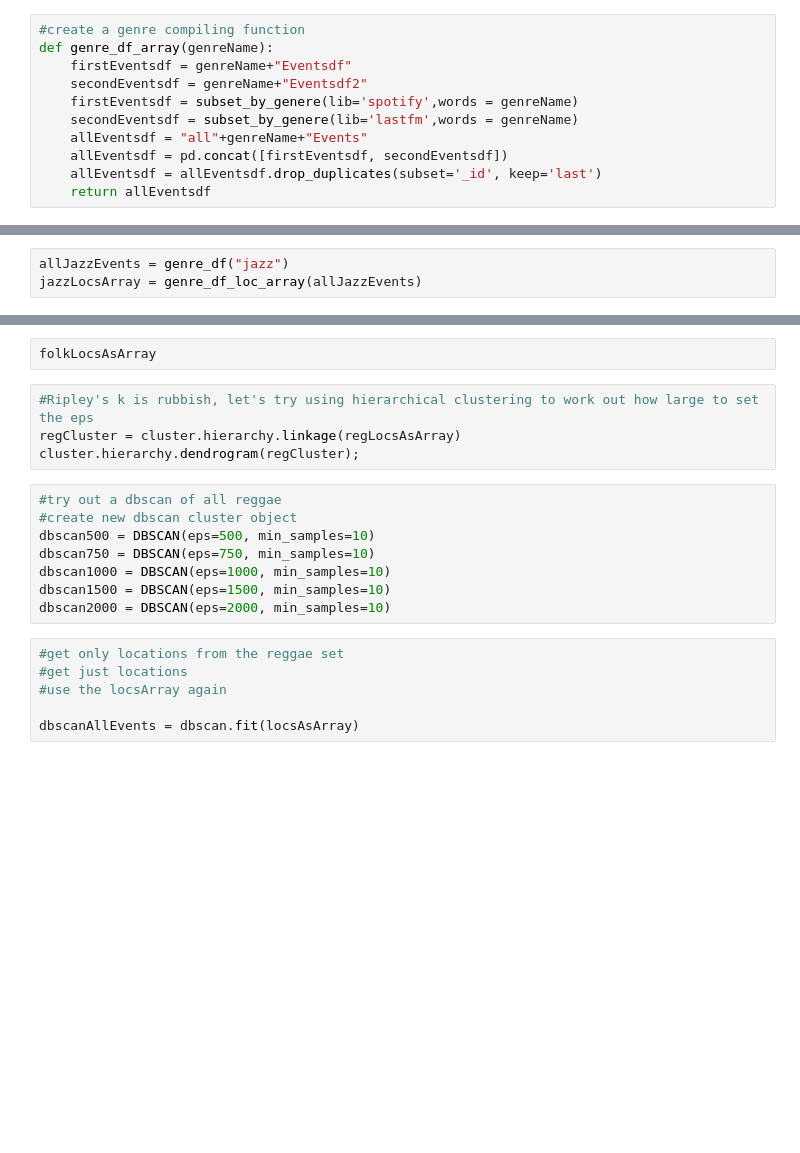
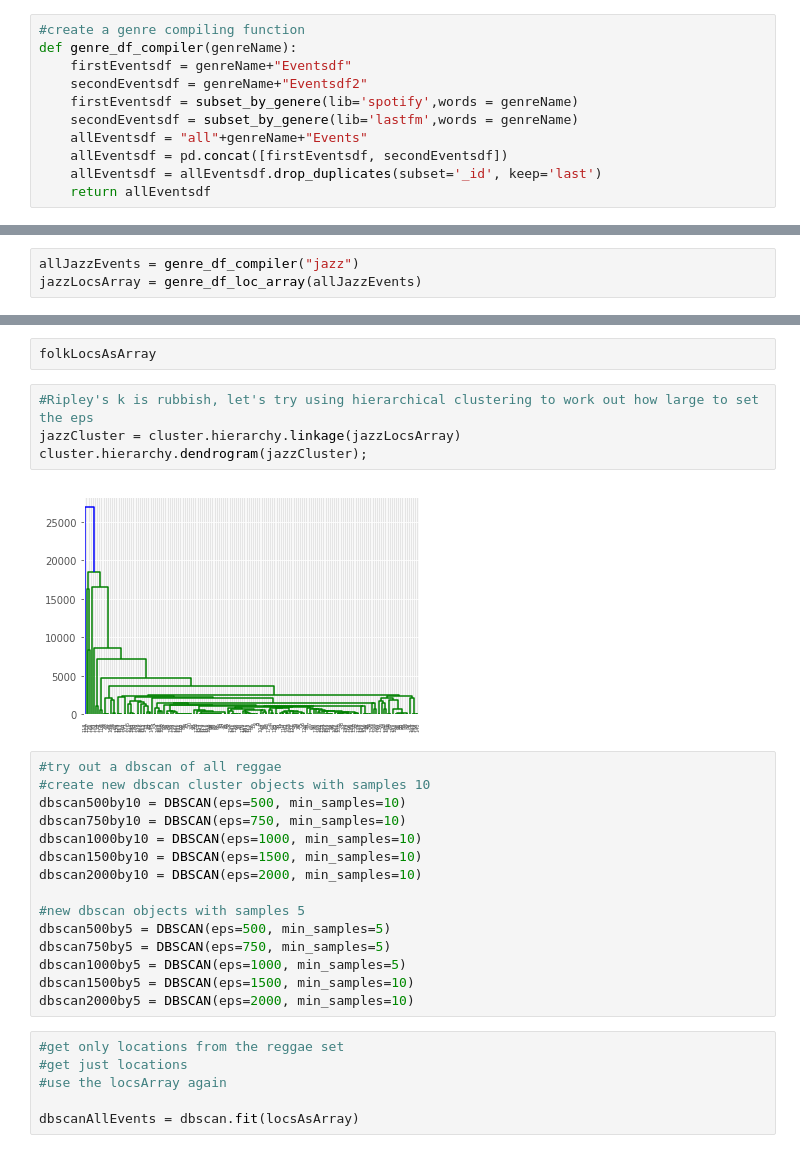
Before and after one commit to CityBlender/data-analysis, a Jupyter notebook: 02_Notebooks/Jays/Cluster.ipynb, the cells around one changed output, grey strips where cells are left out. Drawn from its saved outputs; the diff is of its cells as text; blank space fills up the shorter version.

```diff
--- a/02_Notebooks/Jays/Cluster.ipynb
+++ b/02_Notebooks/Jays/Cluster.ipynb
@@ -160,7 +173,7 @@ allFolkEvents = pd.concat([folkEvents,folkEvents2])
 allFolkEvents = allFolkEvents.drop_duplicates(subset='_id', keep='last')
 # %%
 #create a genre compiling function
-def genre_df_array(genreName):
+def genre_df_compiler(genreName):
     firstEventsdf = genreName+"Eventsdf"
     secondEventsdf = genreName+"Eventsdf2"
     firstEventsdf = subset_by_genere(lib='spotify',words = genreName)
@@ -174,7 +187,7 @@ def genre_df_loc_array(genreDf):
     genreLocsArray = genreDf[['BNGeasting', 'BNGnorthing']].values
     return genreLocsArray
 # %%
-allJazzEvents = genre_df("jazz")
+allJazzEvents = genre_df_compiler("jazz")
 jazzLocsArray = genre_df_loc_array(allJazzEvents)
 # %%
 allJazzEvents
@@ -200,16 +213,25 @@ folkLocsAsArray = allFolkEvents[['BNGeasting', 'BNGnorthing']].values
 folkLocsAsArray
 # %%
 #Ripley's k is rubbish, let's try using hierarchical clustering to work out how large to set the eps
-regCluster = cluster.hierarchy.linkage(regLocsAsArray)
-cluster.hierarchy.dendrogram(regCluster);
+jazzCluster = cluster.hierarchy.linkage(jazzLocsArray)
+cluster.hierarchy.dendrogram(jazzCluster);
+# %% [output]
+[figure, added]
 # %%
 #try out a dbscan of all reggae
-#create new dbscan cluster object
-dbscan500 = DBSCAN(eps=500, min_samples=10)
-dbscan750 = DBSCAN(eps=750, min_samples=10)
-dbscan1000 = DBSCAN(eps=1000, min_samples=10)
-dbscan1500 = DBSCAN(eps=1500, min_samples=10)
-dbscan2000 = DBSCAN(eps=2000, min_samples=10)
+#create new dbscan cluster objects with samples 10
+dbscan500by10 = DBSCAN(eps=500, min_samples=10)
+dbscan750by10 = DBSCAN(eps=750, min_samples=10)
+dbscan1000by10 = DBSCAN(eps=1000, min_samples=10)
+dbscan1500by10 = DBSCAN(eps=1500, min_samples=10)
+dbscan2000by10 = DBSCAN(eps=2000, min_samples=10)
+
+#new dbscan objects with samples 5
+dbscan500by5 = DBSCAN(eps=500, min_samples=5)
+dbscan750by5 = DBSCAN(eps=750, min_samples=5)
+dbscan1000by5 = DBSCAN(eps=1000, min_samples=5)
+dbscan1500by5 = DBSCAN(eps=1500, min_samples=10)
+dbscan2000by5 = DBSCAN(eps=2000, min_samples=10)
 # %%
 #get only locations from the reggae set
 #get just locations
```
Also changed, not shown: parts of 5 cells of this notebook, 1 other file.
